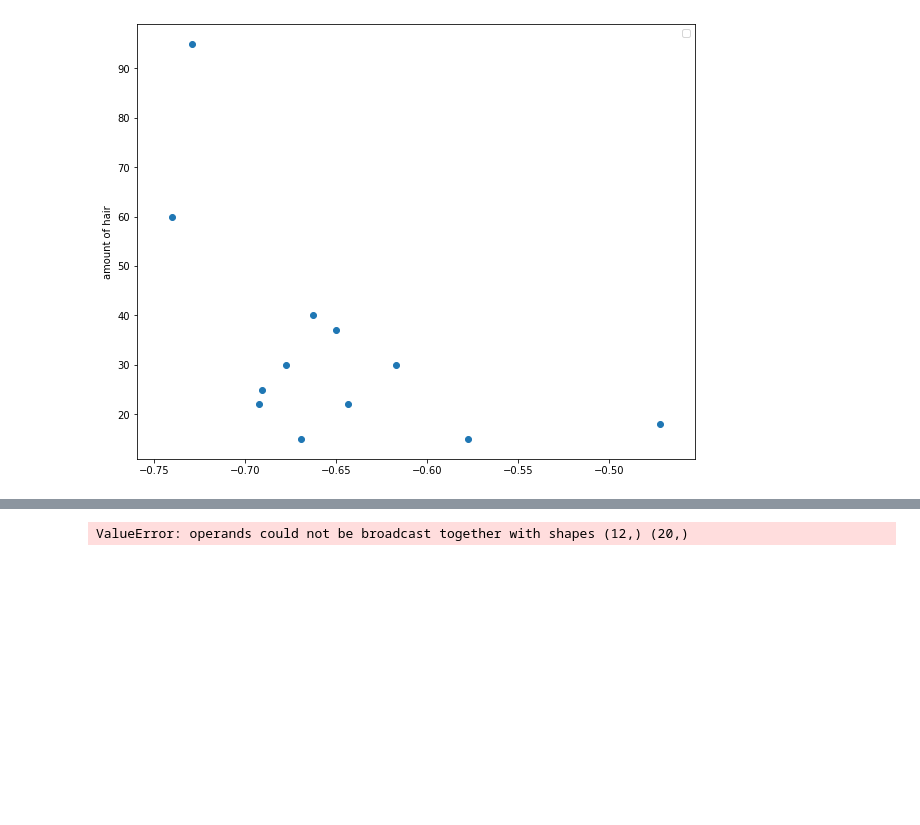
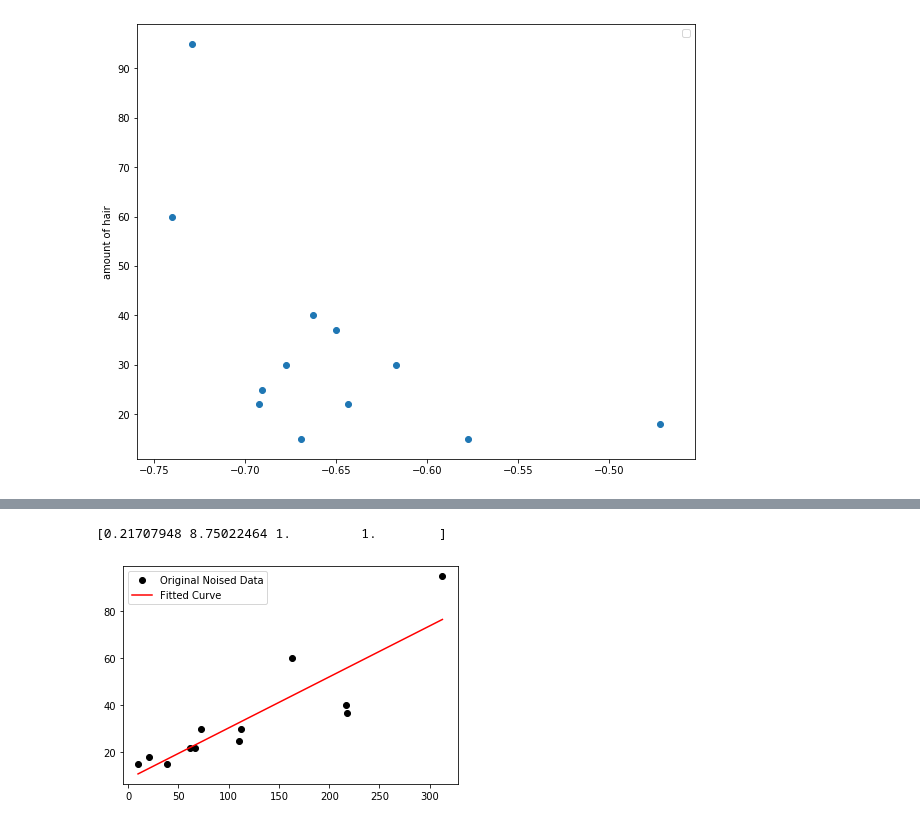
Before and after one commit to CodeIsJustLikeMagic/HairEstimation, a Jupyter notebook: guess funktions.ipynb, the cells around one changed output, grey strips where cells are left out. Saved outputs shown, nothing was run; the diff lists cells and outputs as text; code cells hidden in the pictures; blank space fills up the shorter version.

```diff
--- a/guess funktions.ipynb
+++ b/guess funktions.ipynb
@@ -227,23 +239,25 @@ def func(x, a, b, c,d):
 # %%
 import math
 x = denseSectionAVGSize/(1-denseSectionperc)
 x = denseSectionAVGSize/(1-denseSectionperc)
 x = (hairpixels/hairSectionSize)*(1-outerSectionPerc)*hairPerc
-x = intensitySum*hairpixels*(1-outersectionperc)
+x = intensitySum*hairpixels*(1-outerSectionPerc)
+x = denseSectionNum*(1-outerSectionPerc)
 y = hairAmount
 inds = x.argsort()
 x = x[inds]
 y = y[inds]
 #print(y)
 popt, pcov = curve_fit(func, x, y)
 print(popt)
 plt.figure()
 plt.plot(x, y, 'ko', label="Original Noised Data")
 plt.plot(x, func(x, *popt), 'r-', label="Fitted Curve")
 plt.legend()
 plt.show()
 # %% [output]
-ValueError: operands could not be broadcast together with shapes (12,) (20,)
+[0.21707948 8.75022464 1.         1.        ]
+[figure, added]
 # %%
 import scipy.stats
 def func_exp(x, a, b, c):
```
Also changed, not shown: parts of 14 cells of this notebook, 51 other files.
